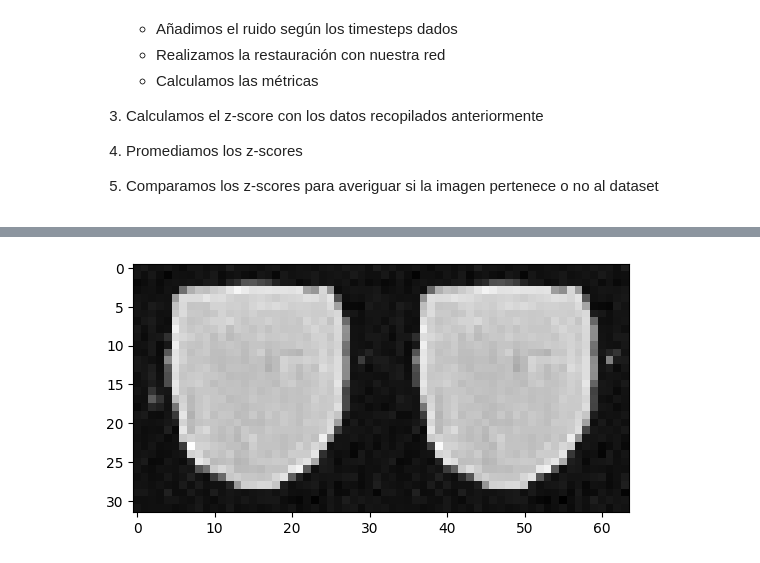
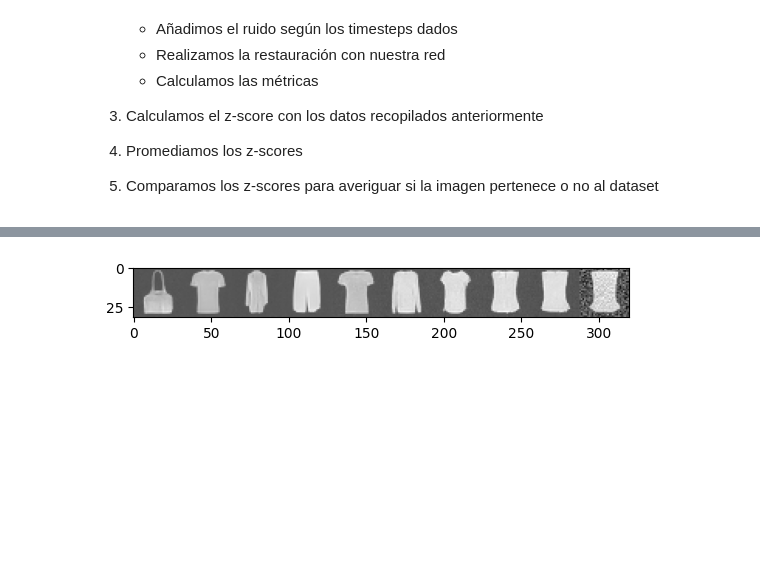
Before and after one commit to PudWin14/Generative_AI_TFM, a Jupyter notebook: Diffusion/OOD/OOD_detection.ipynb, the cells around one changed output, grey strips where cells are left out. Drawn from its saved outputs; the diff is of its cells as text; code cells hidden in the pictures; blank space fills up the shorter version.

```diff
--- a/Diffusion/OOD/OOD_detection.ipynb
+++ b/Diffusion/OOD/OOD_detection.ipynb
@@ -97,7 +97,7 @@ OOD_preprocess = transforms.Compose([
 
 def dataset_OOD_preprocess(examples):
     images = [OOD_preprocess(example) for example in examples["image"]]
-    return {"images": images}
+    return {"image": images}
 # %%
 OOD_dataset,_ = torch.utils.data.random_split(dataset["train"].with_transform(dataset_OOD_preprocess),(0.5,0.5))
 
@@ -181,10 +189,15 @@ UNet2DModel(
   (conv_out): Conv2d(32, 1, kernel_size=(3, 3), stride=(1, 1), padding=(1, 1))
 )
 # %%
-scheduler = PNDMScheduler(
-    num_train_timesteps=1000, beta_start=0.0015, beta_end=0.0195
-)
-scheduler.set_timesteps(50)    # Especificamos el nº de pasos de inferencia que usaremos
+def new_scheduler(num_timesteps:int):
+    scheduler = PNDMScheduler(
+        num_train_timesteps=1000, beta_start=0.0015, beta_end=0.0195
+    )
+    scheduler.set_timesteps(num_timesteps)# Especificamos el nº de pasos de inferencia que usaremos
+
+    return scheduler
+
+scheduler = new_scheduler(50)
 # %% [markdown]
 # Generación de imágenes
 # %%
@@ -240,7 +253,7 @@ def prepare_to_lpips(img:torch.tensor): # Prepara una imagen para poder realizar
 
 5. Comparamos los z-scores para averiguar si la imagen pertenece o no al dataset
 # %%
-OOD_img = next(iter(OOD_dataloader))["images"][0].cuda()
-IOD_img = next(iter(IOD_dataloder))["images"][0].cuda()
+OOD_img = next(iter(OOD_dataloader))["image"][0].cuda()
+IOD_img = next(iter(IOD_dataloader))["image"][0].cuda()
 show_images_list([OOD_img.cpu(), IOD_img.cpu()])
 # %% [output]
@@ -279,6 +310,6 @@ def OOD_detection_regenerations(img = torch.tensor):
 
     return (restored_images, MSE_base_list, LPIPS_base_list)
 # %%
-OOD_restored_images, OOD_MSE_base_list, OOD_LPIPS_base_list = OOD_detection_regenerations(OOD_img)
+OOD_restored_images, OOD_MSE_base_list, OOD_LPIPS_base_list = OOD_detection_regenerations(OOD_img.unsqueeze(0),timesetps)
 
-IOD_restored_images, IOD_MSE_base_list, IOD_LPIPS_base_list = OOD_detection_regenerations(IOD_img)
+IOD_restored_images, IOD_MSE_base_list, IOD_LPIPS_base_list = OOD_detection_regenerations(IOD_img.unsqueeze(0),timesetps)
@@ -318,5 +367,4 @@ tensor(72.2459)
 # %%
-show_images_list(OOD_restored_images[40:42])
-# restored_images[0].shape
+show_images(OOD_restored_images.squeeze(0)[::5].cpu())
 # %% [output]
-[figure, old version]
+[figure, new version]
```
Also changed, not shown: parts of 34 cells of this notebook.
